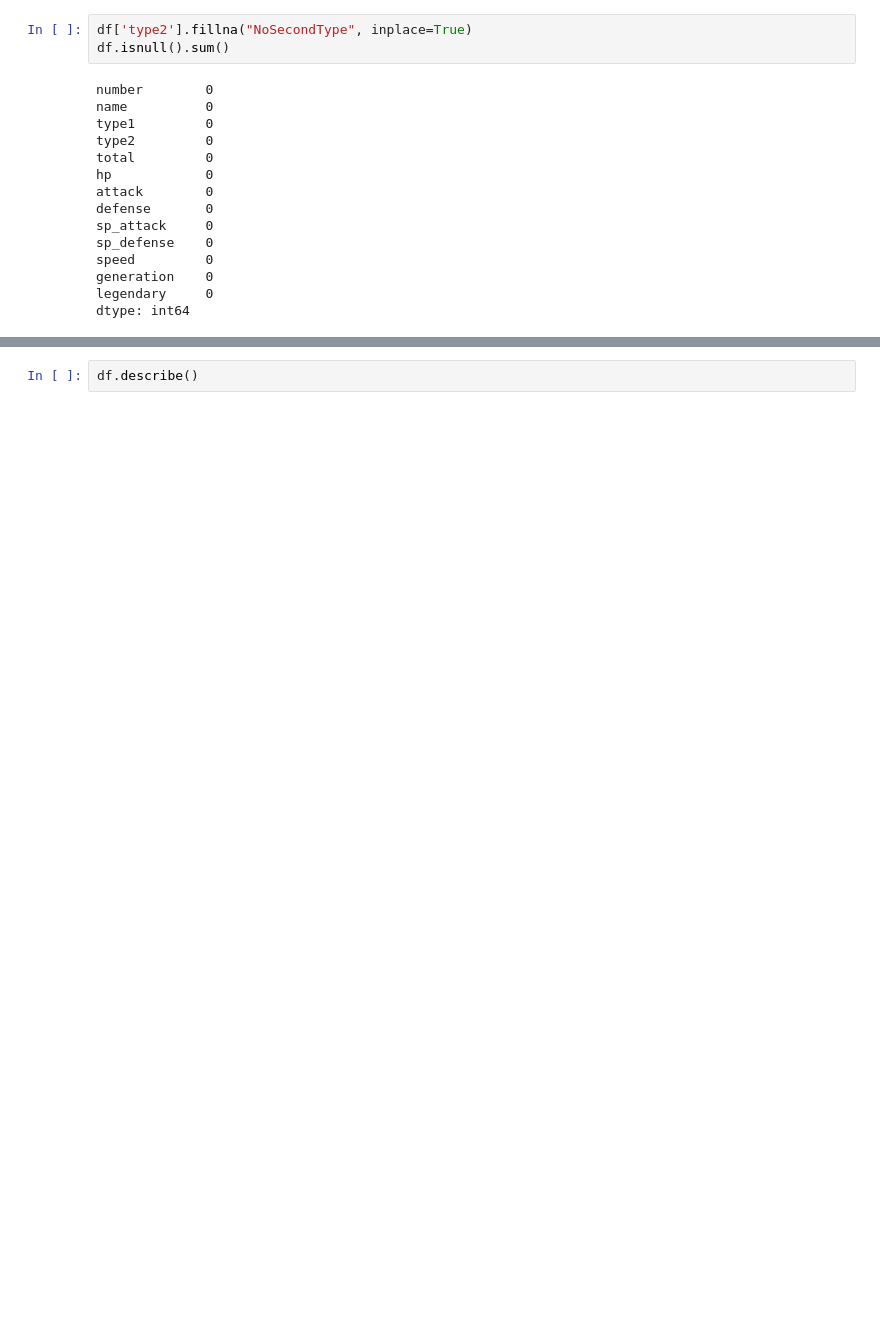
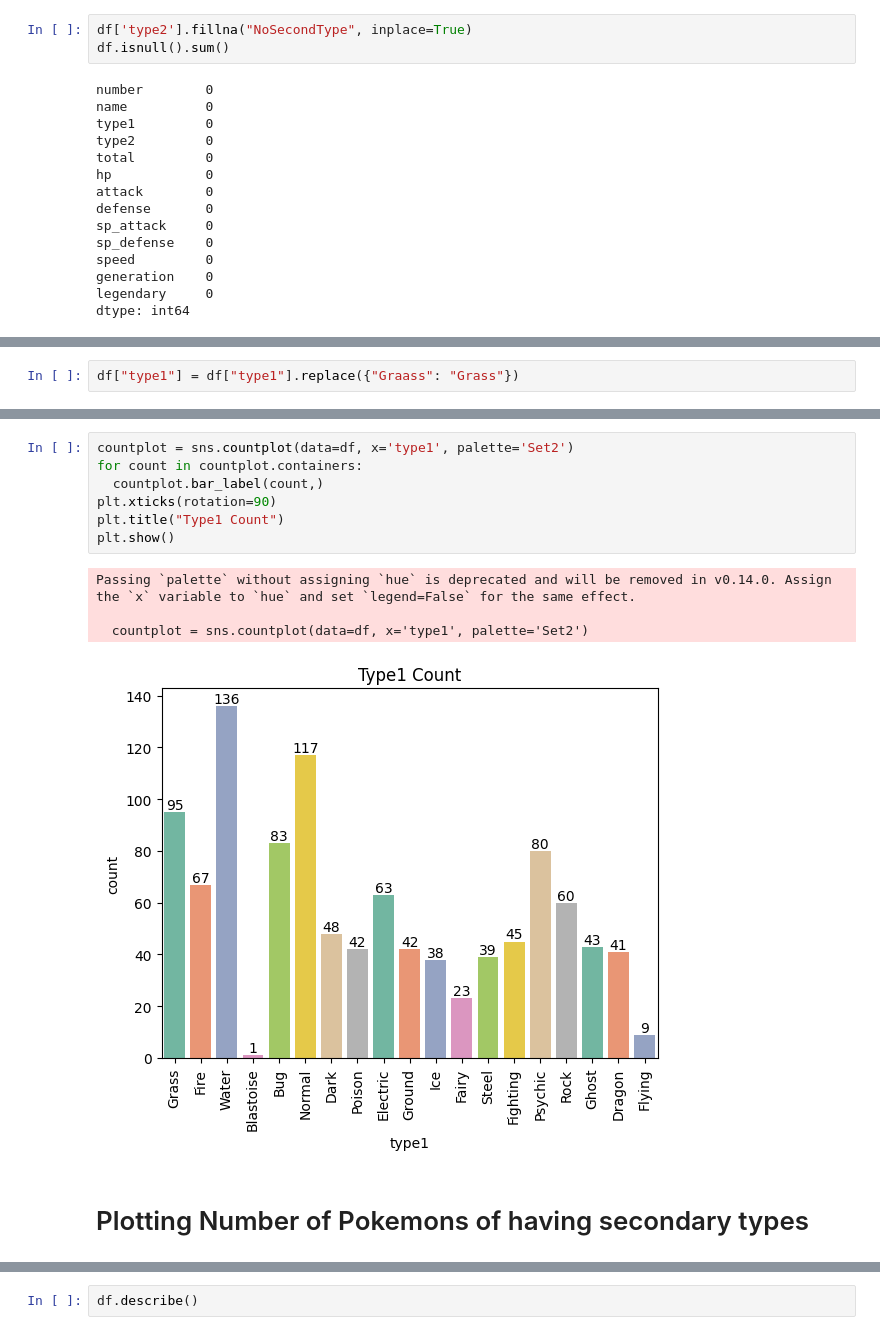
Before and after one commit to Ashirbad23/Legendary_Pokemon_Prediction, a Jupyter notebook: Legendary_Pokemon_Predicter.ipynb, the cells around one changed output, grey strips where cells are left out. Saved outputs shown, nothing was run; the diff lists cells and outputs as text; blank space fills up the shorter version.

```diff
--- a/Legendary_Pokemon_Predicter.ipynb
+++ b/Legendary_Pokemon_Predicter.ipynb
@@ -70,0 +90,2 @@ df.tail()
+# %%
+df["type1"] = df["type1"].replace({"Graass": "Grass"})
@@ -70,0 +115,14 @@ df.tail()
+# %%
+countplot = sns.countplot(data=df, x='type1', palette='Set2')
+for count in countplot.containers:
+  countplot.bar_label(count,)
+plt.xticks(rotation=90)
+plt.title("Type1 Count")
+plt.show()
+# %% [output]
+Passing `palette` without assigning `hue` is deprecated and will be removed in v0.14.0. Assign the `x` variable to `hue` and set `legend=False` for the same effect.
+
+  countplot = sns.countplot(data=df, x='type1', palette='Set2')
+[figure, added]
+# %% [markdown]
+# Plotting Number of Pokemons of having secondary types
```
Also changed, not shown: parts of 29 cells of this notebook.
